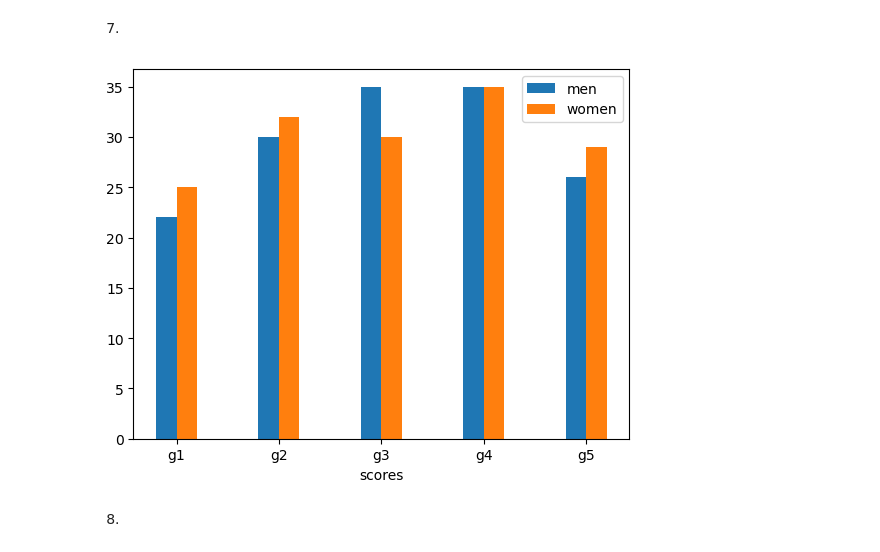
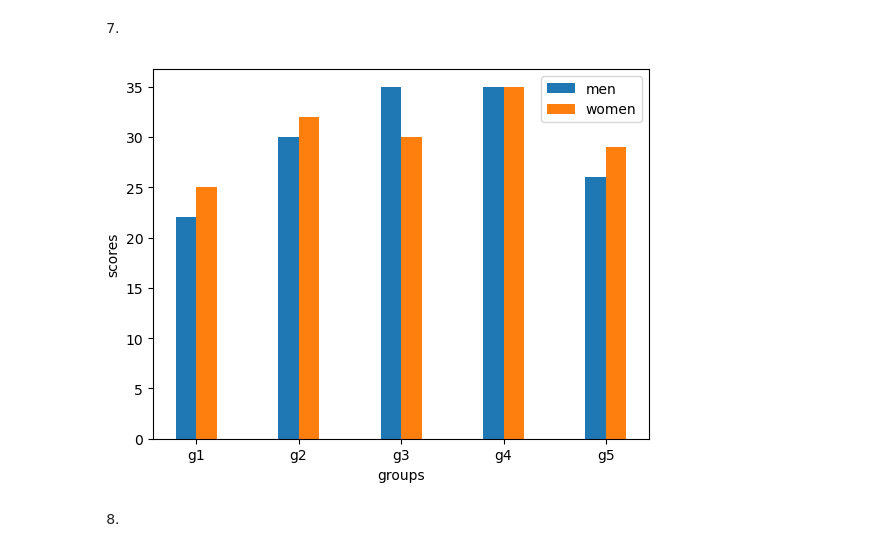
Before and after one commit to aswin4147/DS-LAB, a Jupyter notebook: exercise3.ipynb, the cells around one changed output. Cells and saved outputs as stored; diff of their text form; code cells hidden in the pictures.

```diff
--- a/exercise3.ipynb
+++ b/exercise3.ipynb
@@ -112,19 +112,19 @@ plt.show()
 # %%
 men = [22, 30, 35, 35, 26]
 women = [25, 32, 30, 35, 29]
 
 groups = ["g1", "g2", "g3", "g4", "g5"]
 bw = 0.2
 pos = np.arange(len(groups))
 plt.bar(pos-bw/2, men, bw, label = "men")
 plt.bar(pos+bw/2, women, bw, label = "women")
 plt.xticks(pos, groups)
 plt.legend()
 plt.xlabel("groups")
-plt.xlabel("scores")
+plt.ylabel("scores")
 plt.show()
 # %% [output]
-[figure, old version]
+[figure, new version]
 # %% [markdown]
 8.
 # %%
```
Also changed, not shown: 4 other files.
